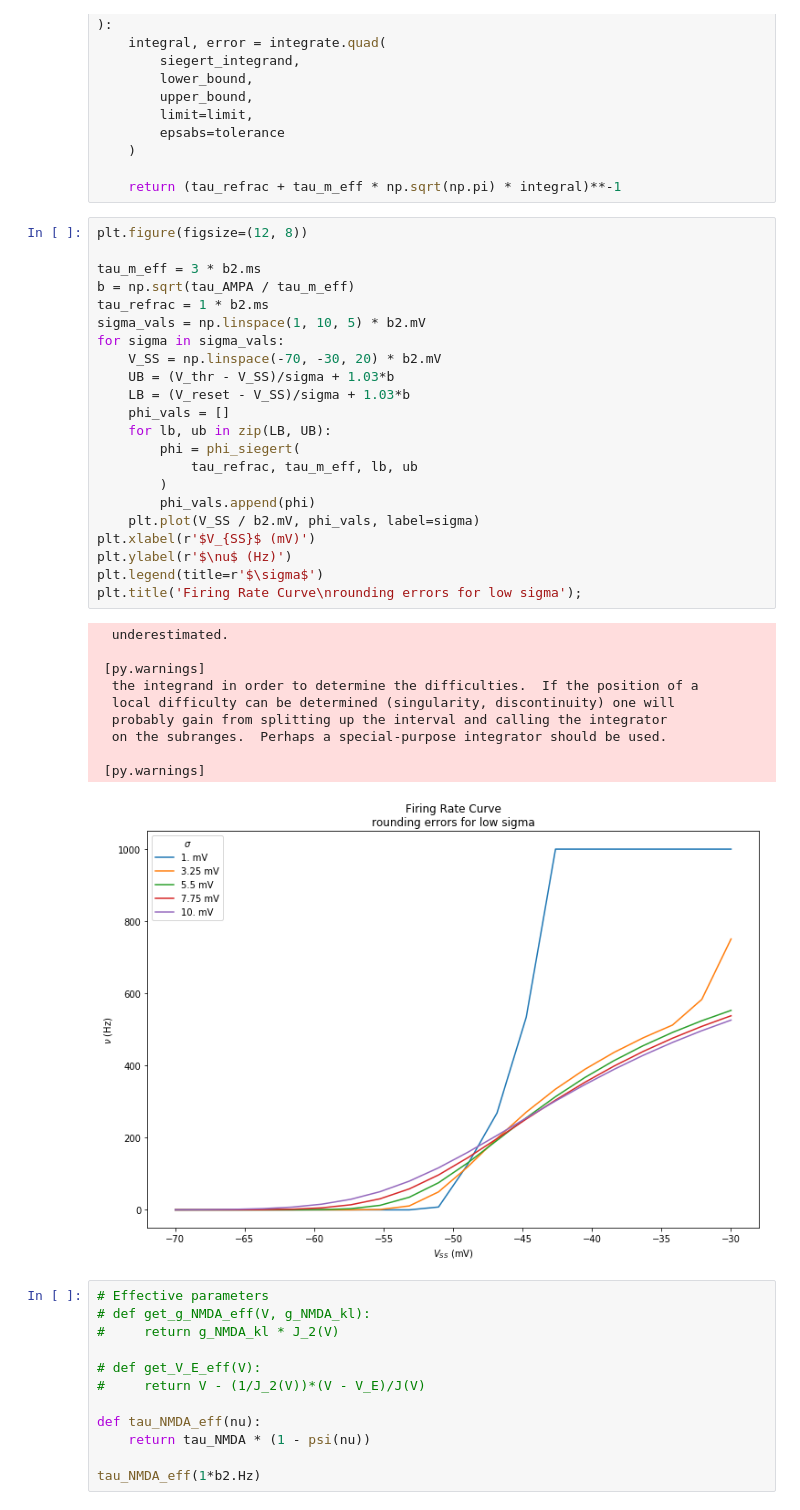
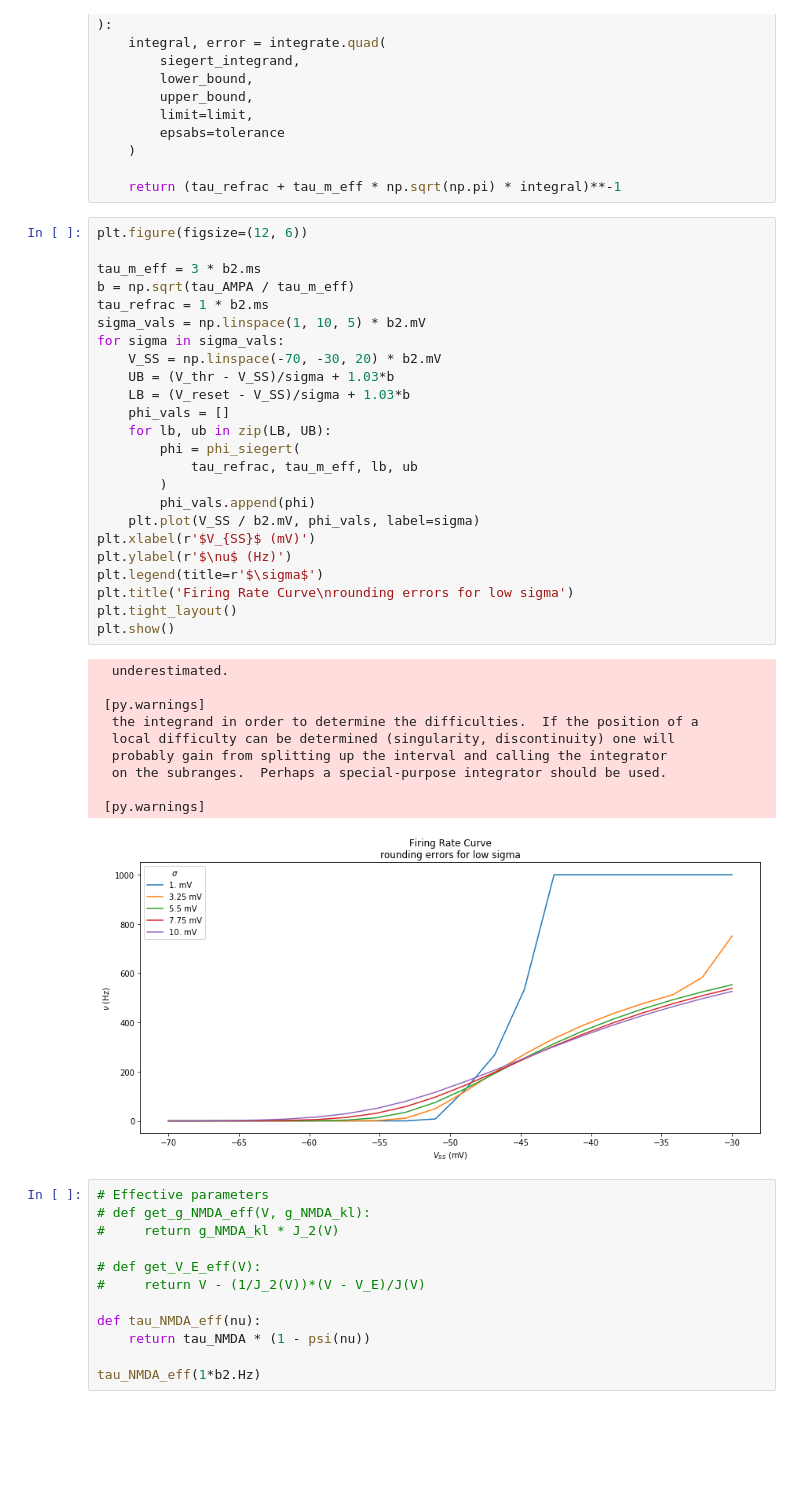
Before and after one commit to DeanTM/masters-scripts, a Jupyter notebook: Firing Rate model/Fully Dynamic Rate Based Model.ipynb, the cells around one changed output. Cells and saved outputs as stored; diff of their text form; blank space fills up the shorter version.

```diff
--- a/Firing Rate model/Fully Dynamic Rate Based Model.ipynb
+++ b/Firing Rate model/Fully Dynamic Rate Based Model.ipynb
@@ -245,38 +243,40 @@ def phi_siegert(
 
     return (tau_refrac + tau_m_eff * np.sqrt(np.pi) * integral)**-1
 # %%
-plt.figure(figsize=(12, 8))
+plt.figure(figsize=(12, 6))
 
 tau_m_eff = 3 * b2.ms
 b = np.sqrt(tau_AMPA / tau_m_eff)
 tau_refrac = 1 * b2.ms
 sigma_vals = np.linspace(1, 10, 5) * b2.mV
 for sigma in sigma_vals:
     V_SS = np.linspace(-70, -30, 20) * b2.mV
     UB = (V_thr - V_SS)/sigma + 1.03*b
     LB = (V_reset - V_SS)/sigma + 1.03*b
     phi_vals = []
     for lb, ub in zip(LB, UB):
         phi = phi_siegert(
             tau_refrac, tau_m_eff, lb, ub
         )
         phi_vals.append(phi)
     plt.plot(V_SS / b2.mV, phi_vals, label=sigma)
 plt.xlabel(r'$V_{SS}$ (mV)')
 plt.ylabel(r'$\nu$ (Hz)')
 plt.legend(title=r'$\sigma$')
-plt.title('Firing Rate Curve\nrounding errors for low sigma');
+plt.title('Firing Rate Curve\nrounding errors for low sigma')
+plt.tight_layout()
+plt.show()
 # %% [output]
   underestimated.
 
  [py.warnings]
   the integrand in order to determine the difficulties.  If the position of a
   local difficulty can be determined (singularity, discontinuity) one will
   probably gain from splitting up the interval and calling the integrator
   on the subranges.  Perhaps a special-purpose integrator should be used.
 
  [py.warnings]
-[figure, old version]
+[figure, new version]
 # %%
 # Effective parameters
 # def get_g_NMDA_eff(V, g_NMDA_kl):
```
Also changed, not shown: parts of 24 cells of this notebook.
